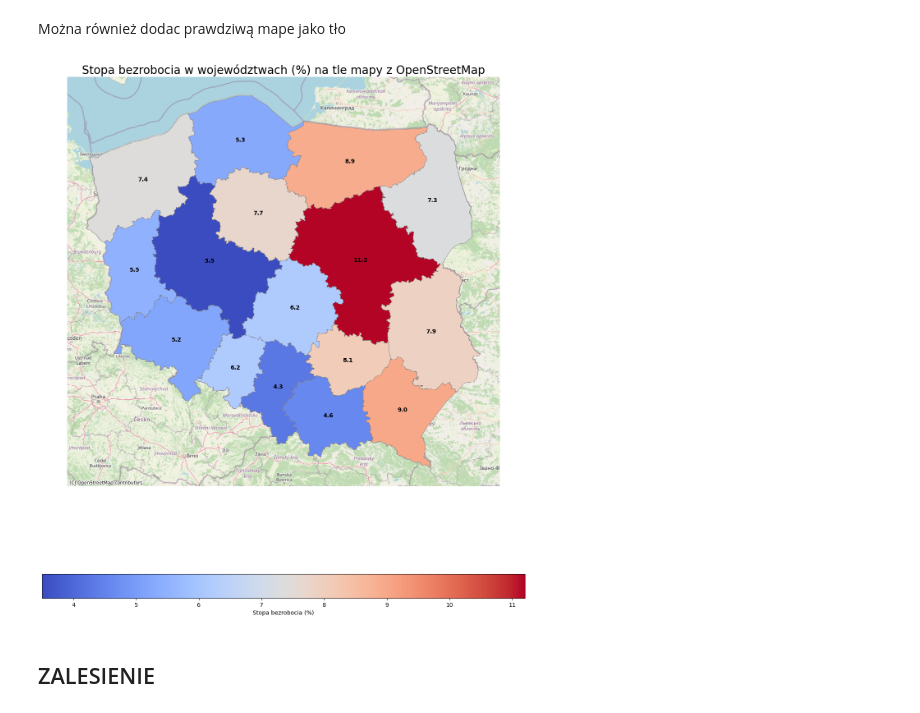
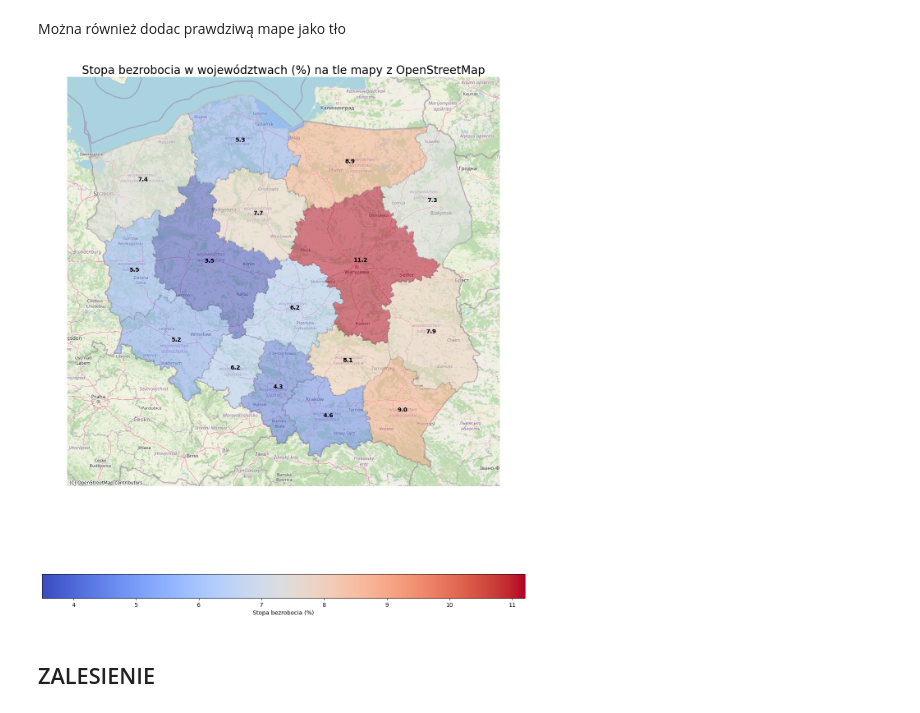
Before and after one commit to RdzaMnieBierze/Polska_Geopandas, a Jupyter notebook: Bezrobocie.ipynb, the cells around one changed output. Saved outputs shown, nothing was run; the diff lists cells and outputs as text; code cells hidden in the pictures.

```diff
--- a/Bezrobocie.ipynb
+++ b/Bezrobocie.ipynb
@@ -9,0 +66,13 @@ mapa = geopandas.read_file('data/wojewodztwa.shp', encoding='utf-8')
+# %%
+mapa['area'] = mapa.geometry.area
+mapa['perimeter'] = mapa.geometry.length
+mapa['density'] = mapa['area'] / mapa['perimeter']
+
+print("\n=== STATYSTYKI WOJEWÓDZTW ===")
+statystyki = mapa[['JPT_NAZWA_', 'area', 'perimeter', 'density']].copy()
+statystyki['area_km2'] = (statystyki['area'] / 1_000_000).round(2)
+statystyki['perimeter_km'] = (statystyki['perimeter'] / 1000).round(2)
+print(statystyki[['JPT_NAZWA_', 'area_km2', 'perimeter_km', 'density']].to_string())
+
+print(f"\nNajwiększe: {mapa.loc[mapa['area'].idxmax(), 'JPT_NAZWA_']}")
+print(f"Najmniejsze: {mapa.loc[mapa['area'].idxmin(), 'JPT_NAZWA_']}")
@@ -228,42 +320,44 @@ plt.show()
 # %% [markdown]
 Można również dodac prawdziwą mape jako tło
 # %%
+mapa_bezrobocia = mapa_bezrobocia.set_crs(epsg=2180, allow_override=True)
 mb3857 = mapa_bezrobocia.to_crs(epsg=3857)
 fig, ax = plt.subplots(1, 1, figsize=(15, 15))
 
 mb3857.plot(
     column='Stopa bezrobocia w %',
     ax=ax,
     legend=True,
     legend_kwds={'label': "Stopa bezrobocia (%)", 'orientation': "horizontal", 'shrink': 0.8},
     cmap='coolwarm',
     edgecolor='gray',
-    linewidth=0.5
+    linewidth=0.5,
+    alpha=0.5
  )
 
 ctx.add_basemap(ax, source=ctx.providers.OpenStreetMap.Mapnik, crs=mb3857.crs.to_string())
 
 for idx, row in mb3857.iterrows():
     wartosc = row['Stopa bezrobocia w %']
     if pd.notna(wartosc):
         x = row['geometry'].centroid.x
         y = row['geometry'].centroid.y
         ax.annotate(
             text=f"{wartosc:.1f}",
             xy=(x, y),
             ha='center',
             va='center',
             fontsize=10,
             color='black',
-            weight='bold'
+            weight='bold',
         )
 
 ax.set_axis_off()
 plt.title('Stopa bezrobocia w województwach (%) na tle mapy z OpenStreetMap', fontsize=20)
 plt.tight_layout()
 plt.show()
 # %% [output]
-[figure, old version]
+[figure, new version]
 # %% [markdown]
 ## ZALESIENIE
 # %%
```
Also changed, not shown: parts of 18 cells of this notebook.
